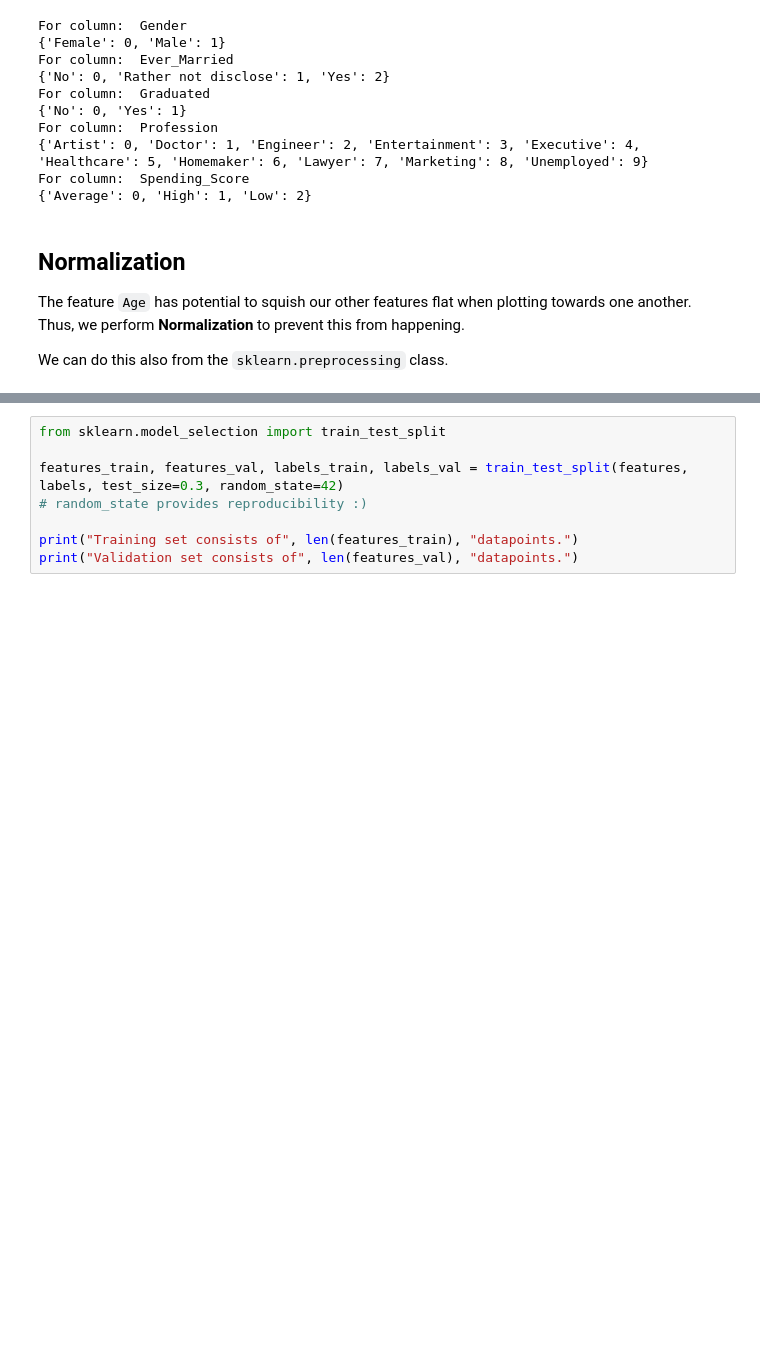
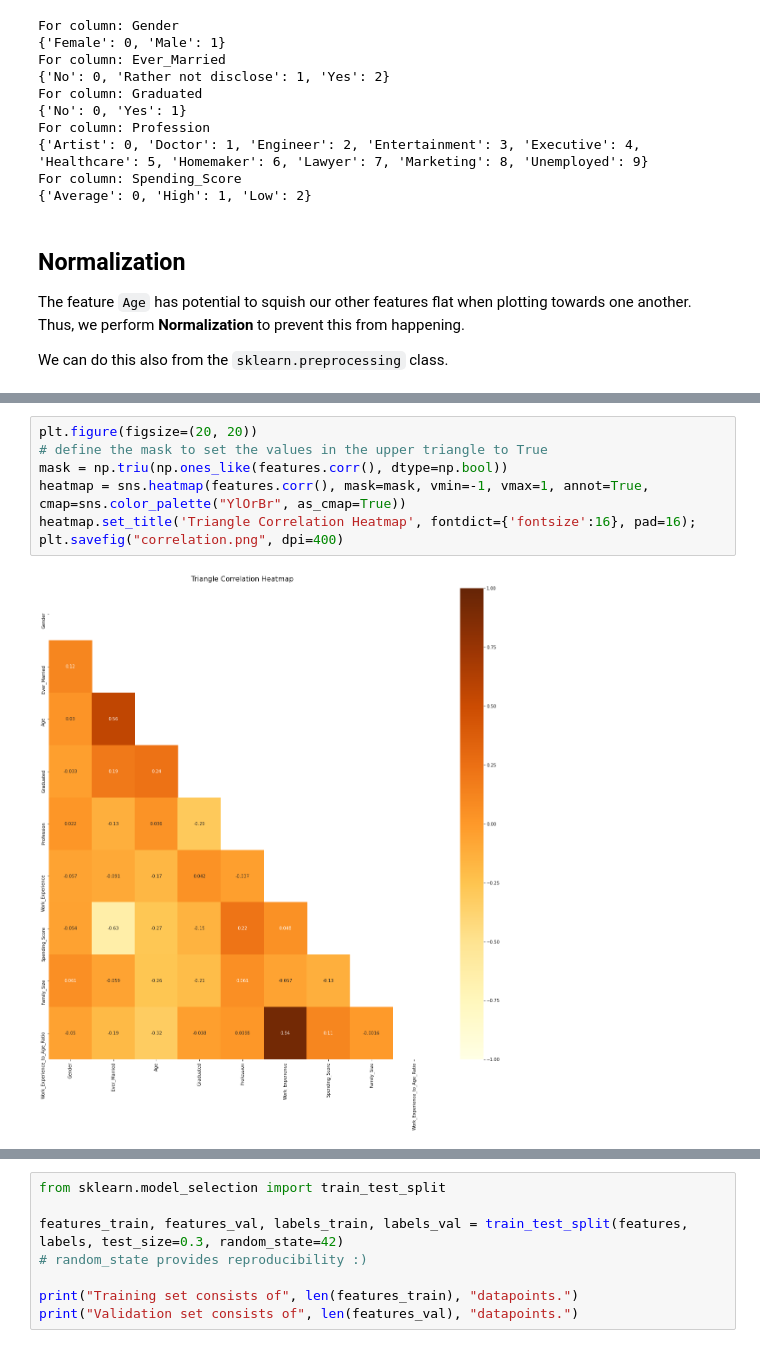
Before and after one commit to notpestilence/KNNClassifier-Sistem-Cerdas, a Jupyter notebook: nb.ipynb, the cells around one changed output, grey strips where cells are left out. Drawn from its saved outputs; the diff is of its cells as text; blank space fills up the shorter version.

```diff
--- a/nb.ipynb
+++ b/nb.ipynb
@@ -216,0 +284,9 @@ features.sample(n=10, random_state=1)
+# %%
+plt.figure(figsize=(20, 20))
+# define the mask to set the values in the upper triangle to True
+mask = np.triu(np.ones_like(features.corr(), dtype=np.bool))
+heatmap = sns.heatmap(features.corr(), mask=mask, vmin=-1, vmax=1, annot=True, cmap=sns.color_palette("YlOrBr", as_cmap=True))
+heatmap.set_title('Triangle Correlation Heatmap', fontdict={'fontsize':16}, pad=16);
+plt.savefig("correlation.png", dpi=400)
+# %% [output]
+[figure, added]
```
Also changed, not shown: parts of 13 cells of this notebook, 6 other files.
